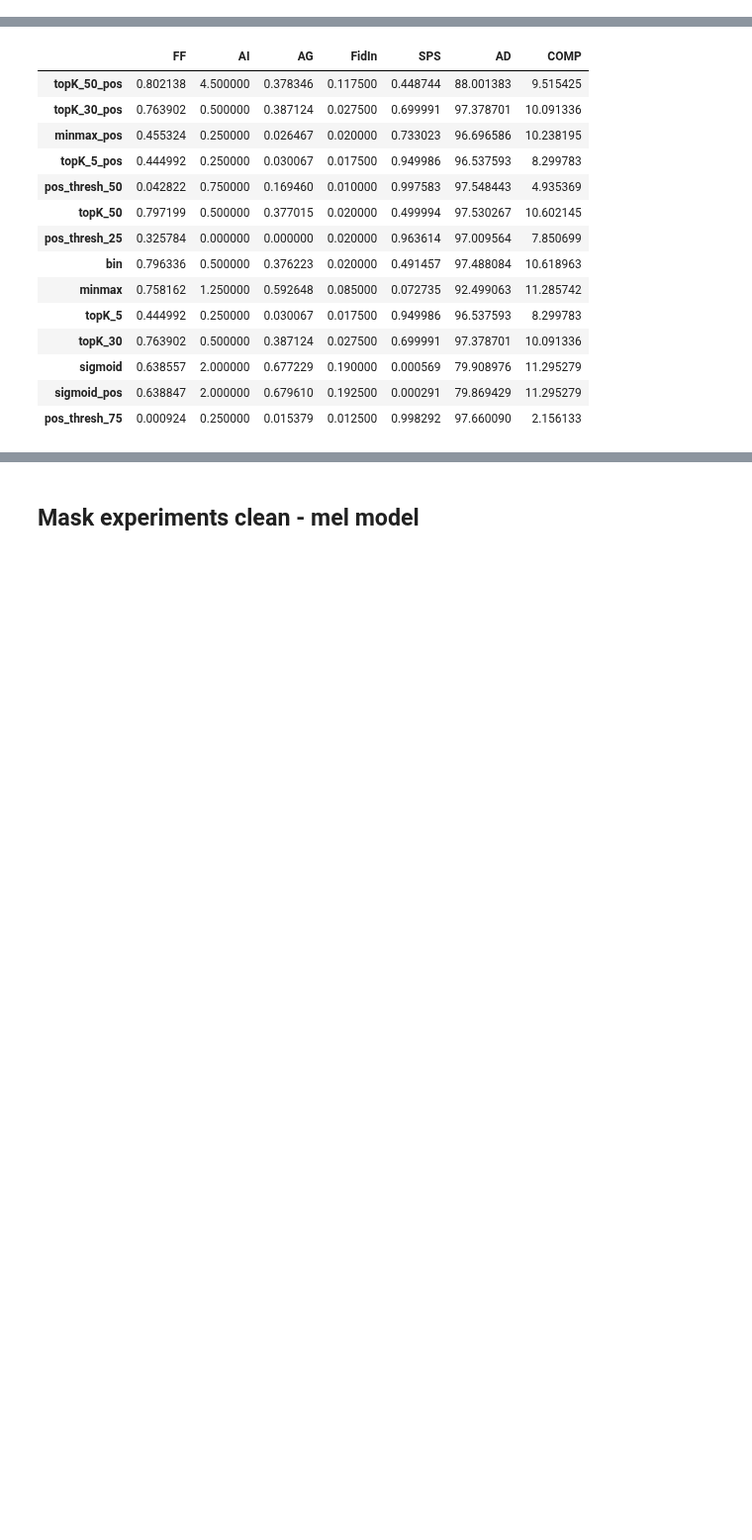
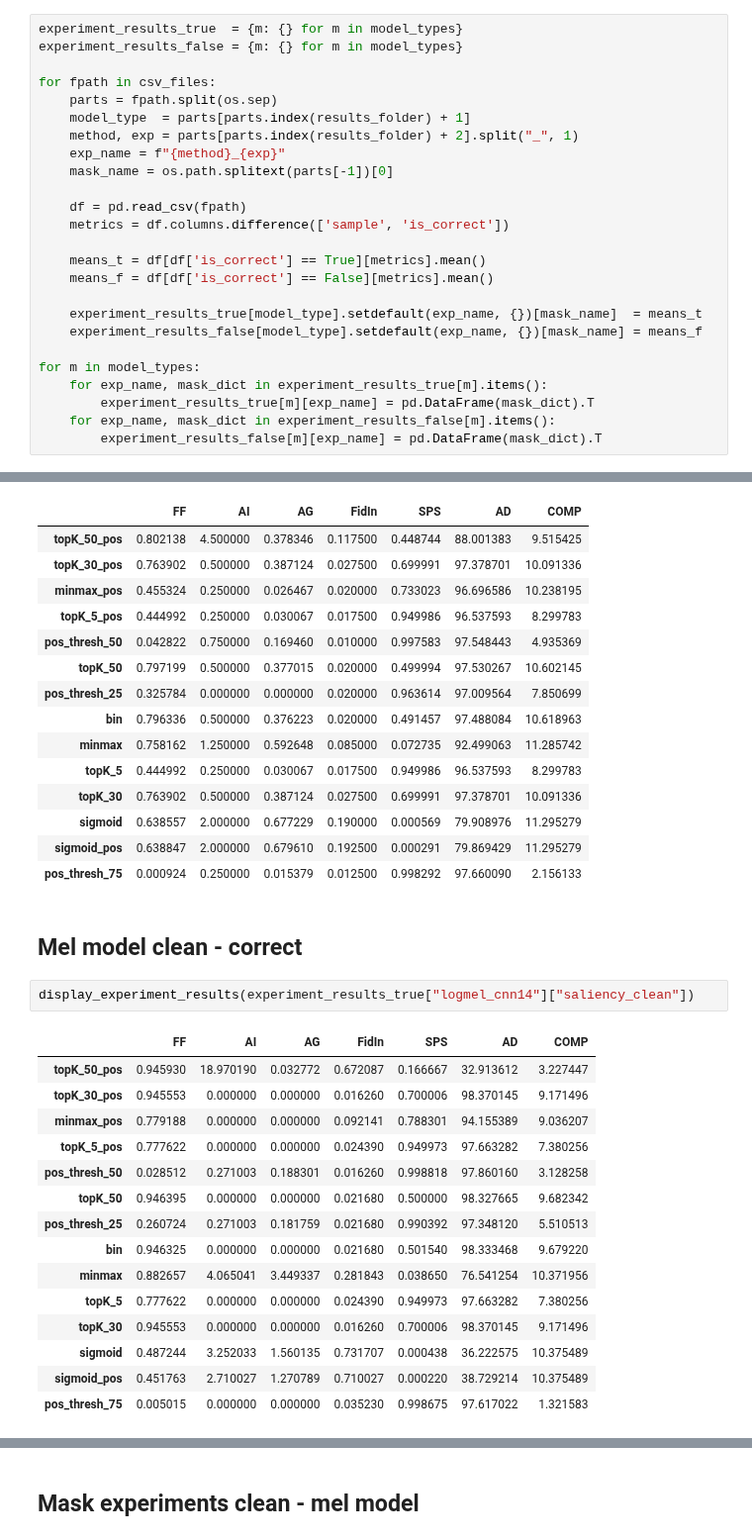
Before and after one commit to exile8/coursework24, a Jupyter notebook: tables.ipynb, the cells around one changed output, grey strips where cells are left out. Shown at 99% size. Cells and saved outputs as stored; diff of their text form; blank space fills up the shorter version.

Commit message:
Add corr incorr results

```diff
--- a/tables.ipynb
+++ b/tables.ipynb
@@ -46,6 +46,31 @@ for fpath in csv_files:
 for model, exps in experiment_results.items():
     for exp_name, mask_dict in exps.items():
         experiment_results[model][exp_name] = pd.DataFrame(mask_dict).T
+# %%
+experiment_results_true  = {m: {} for m in model_types}
+experiment_results_false = {m: {} for m in model_types}
+
+for fpath in csv_files:
+    parts = fpath.split(os.sep)
+    model_type  = parts[parts.index(results_folder) + 1]
+    method, exp = parts[parts.index(results_folder) + 2].split("_", 1)
+    exp_name = f"{method}_{exp}"
+    mask_name = os.path.splitext(parts[-1])[0]
+
+    df = pd.read_csv(fpath)
+    metrics = df.columns.difference(['sample', 'is_correct'])
+
+    means_t = df[df['is_correct'] == True][metrics].mean()
+    means_f = df[df['is_correct'] == False][metrics].mean()
+
+    experiment_results_true[model_type].setdefault(exp_name, {})[mask_name]  = means_t
+    experiment_results_false[model_type].setdefault(exp_name, {})[mask_name] = means_f
+
+for m in model_types:
+    for exp_name, mask_dict in experiment_results_true[m].items():
+        experiment_results_true[m][exp_name] = pd.DataFrame(mask_dict).T
+    for exp_name, mask_dict in experiment_results_false[m].items():
+        experiment_results_false[m][exp_name] = pd.DataFrame(mask_dict).T
 # %%
 mask_experiment_results = {m: {} for m in model_types}
 for fpath in csv_files:
@@ -267,3 +292,23 @@ display_experiment_results(experiment_results["cnn14_logstft"]["shap_clean"])
 | sigmoid | 0.638557 | 2.000000 | 0.677229 | 0.190000 | 0.000569 | 79.908976 | 11.295279 |
 | sigmoid_pos | 0.638847 | 2.000000 | 0.679610 | 0.192500 | 0.000291 | 79.869429 | 11.295279 |
 | pos_thresh_75 | 0.000924 | 0.250000 | 0.015379 | 0.012500 | 0.998292 | 97.660090 | 2.156133 |
+# %% [markdown]
+## Mel model clean - correct
+# %%
+display_experiment_results(experiment_results_true["logmel_cnn14"]["saliency_clean"])
+# %% [output]
+|  | FF | AI | AG | FidIn | SPS | AD | COMP |
+| topK_50_pos | 0.945930 | 18.970190 | 0.032772 | 0.672087 | 0.166667 | 32.913612 | 3.227447 |
+| topK_30_pos | 0.945553 | 0.000000 | 0.000000 | 0.016260 | 0.700006 | 98.370145 | 9.171496 |
+| minmax_pos | 0.779188 | 0.000000 | 0.000000 | 0.092141 | 0.788301 | 94.155389 | 9.036207 |
+| topK_5_pos | 0.777622 | 0.000000 | 0.000000 | 0.024390 | 0.949973 | 97.663282 | 7.380256 |
+| pos_thresh_50 | 0.028512 | 0.271003 | 0.188301 | 0.016260 | 0.998818 | 97.860160 | 3.128258 |
+| topK_50 | 0.946395 | 0.000000 | 0.000000 | 0.021680 | 0.500000 | 98.327665 | 9.682342 |
+| pos_thresh_25 | 0.260724 | 0.271003 | 0.181759 | 0.021680 | 0.990392 | 97.348120 | 5.510513 |
+| bin | 0.946325 | 0.000000 | 0.000000 | 0.021680 | 0.501540 | 98.333468 | 9.679220 |
+| minmax | 0.882657 | 4.065041 | 3.449337 | 0.281843 | 0.038650 | 76.541254 | 10.371956 |
+| topK_5 | 0.777622 | 0.000000 | 0.000000 | 0.024390 | 0.949973 | 97.663282 | 7.380256 |
+| topK_30 | 0.945553 | 0.000000 | 0.000000 | 0.016260 | 0.700006 | 98.370145 | 9.171496 |
+| sigmoid | 0.487244 | 3.252033 | 1.560135 | 0.731707 | 0.000438 | 36.222575 | 10.375489 |
+| sigmoid_pos | 0.451763 | 2.710027 | 1.270789 | 0.710027 | 0.000220 | 38.729214 | 10.375489 |
+| pos_thresh_75 | 0.005015 | 0.000000 | 0.000000 | 0.035230 | 0.998675 | 97.617022 | 1.321583 |
```
Also changed, not shown: parts of 20 cells of this notebook, 1 other file.
